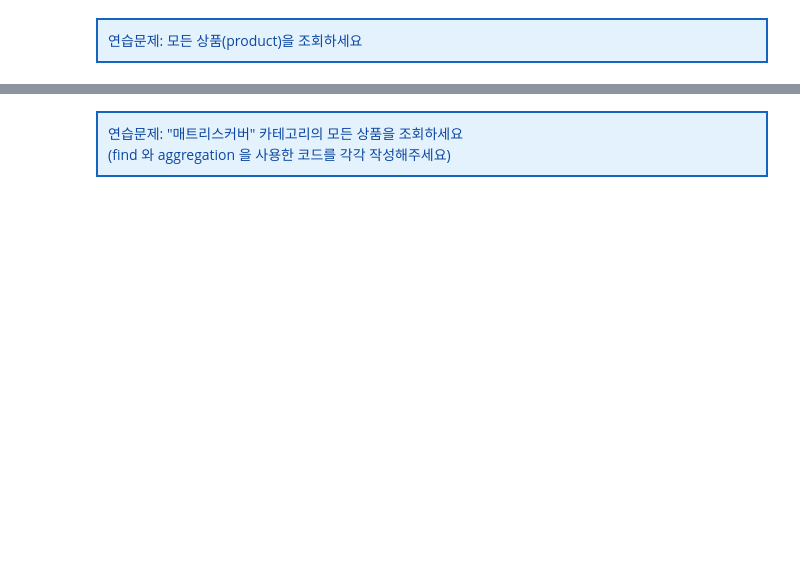
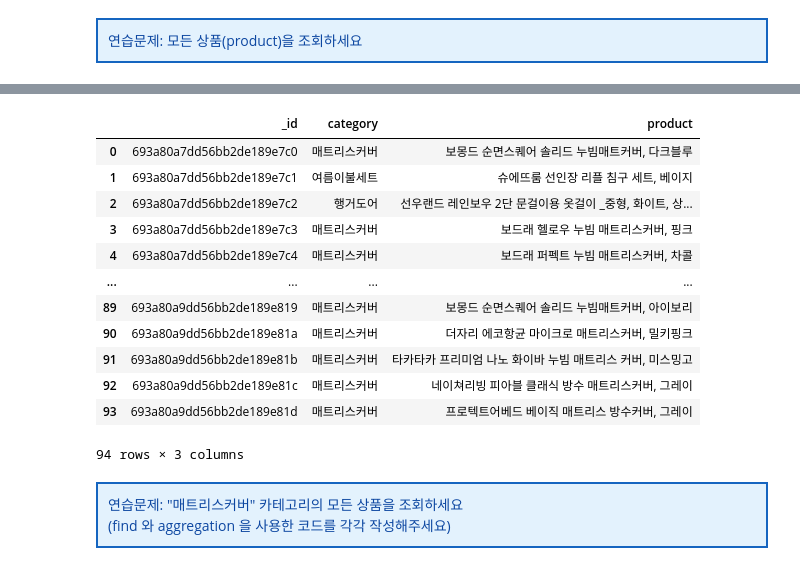
Before and after one commit to hyg12323/py251120, a Jupyter notebook: human/데이터분석/02_NoSQL_MongoDB/07_mongodb_with_pythoncrawling 실습.ipynb, the cells around one changed output, grey strips where cells are left out. Cells and saved outputs as stored; diff of their text form; code cells hidden in the pictures; blank space fills up the shorter version.

```diff
--- a/human/데이터분석/02_NoSQL_MongoDB/07_mongodb_with_pythoncrawling 실습.ipynb
+++ b/human/데이터분석/02_NoSQL_MongoDB/07_mongodb_with_pythoncrawling 실습.ipynb
@@ -125,3 +125,21 @@ for page_num in range(10):
 매트리스커버 프로텍트어베드 베이직 매트리스 방수커버, 그레이
 # %% [markdown]
 ### MongoDB 데이터 읽기
+# %%
+from pymongo import MongoClient
+
+# MongoDB에 연결 (인증 미필요시)
+client = MongoClient("mongodb://localhost:27017")
+# client = MongoClient("mongodb://username:password@localhost:27017")
+# 인증이 필요하지 않은 경우 위의 첫 번째 줄 사용, 인증이 필요한 경우 두 번째 줄 사용
+
+db = client['test'] # 'test' 데이터베이스 선택
+collection = db.daveshop  # 'daveshop' 컬렉션 선택
+
+documents = collection.find()  # 'users' 컬렉션의 모든 문서 조회
+documents_list = document
+for document in documents: # find() 의 결과는 iterable 객체이므로 반복문을 통해 각 데이터를 가져와야 함
+    print(document)
+
+# 연결 종료
+# client.close()
@@ -138,3 +204,22 @@ for page_num in range(10):
+# %%
+import pandas as pd
+products = collection.find()
+df_product= pd.DataFrame(products)
+df_product
+# %% [output]
+|  | _id | category | product |
+| 0 | 693a80a7dd56bb2de189e7c0 | 매트리스커버 | 보몽드 순면스퀘어 솔리드 누빔매트커버, 다크블루 |
+| 1 | 693a80a7dd56bb2de189e7c1 | 여름이불세트 | 슈에뜨룸 선인장 리플 침구 세트, 베이지 |
+| 2 | 693a80a7dd56bb2de189e7c2 | 행거도어 | 선우랜드 레인보우 2단 문걸이용 옷걸이 _중형, 화이트, 상... |
+| 3 | 693a80a7dd56bb2de189e7c3 | 매트리스커버 | 보드래 헬로우 누빔 매트리스커버, 핑크 |
+| 4 | 693a80a7dd56bb2de189e7c4 | 매트리스커버 | 보드래 퍼펙트 누빔 매트리스커버, 차콜 |
+| ... | ... | ... | ... |
+| 89 | 693a80a9dd56bb2de189e819 | 매트리스커버 | 보몽드 순면스퀘어 솔리드 누빔매트커버, 아이보리 |
+| 90 | 693a80a9dd56bb2de189e81a | 매트리스커버 | 더자리 에코항균 마이크로 매트리스커버, 밀키핑크 |
+| 91 | 693a80a9dd56bb2de189e81b | 매트리스커버 | 타카타카 프리미엄 나노 화이바 누빔 매트리스 커버, 미스밍고 |
+| 92 | 693a80a9dd56bb2de189e81c | 매트리스커버 | 네이쳐리빙 피아블 클래식 방수 매트리스커버, 그레이 |
+| 93 | 693a80a9dd56bb2de189e81d | 매트리스커버 | 프로텍트어베드 베이직 매트리스 방수커버, 그레이 |
+94 rows × 3 columns
 # %% [markdown]
 <div class="alert alert-block" style="border: 2px solid #1565C0;background-color:#E3F2FD;padding:10px">
 <font size="3em" style="color:#0D47A1;">연습문제: "매트리스커버" 카테고리의 모든 상품을 조회하세요<br> (find 와 aggregation 을 사용한 코드를 각각 작성해주세요)</font><br>
```
Also changed, not shown: parts of 13 cells of this notebook, 9 other files.
